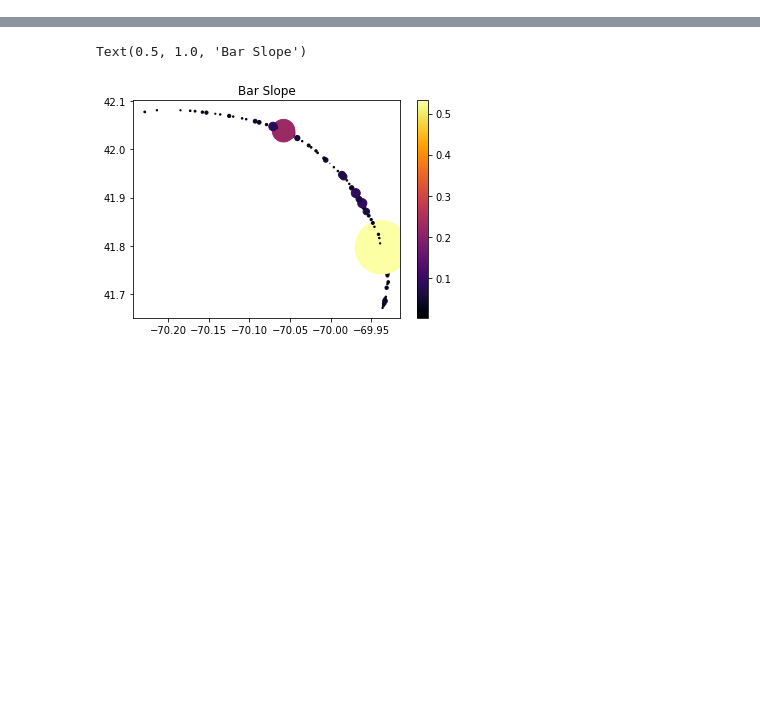
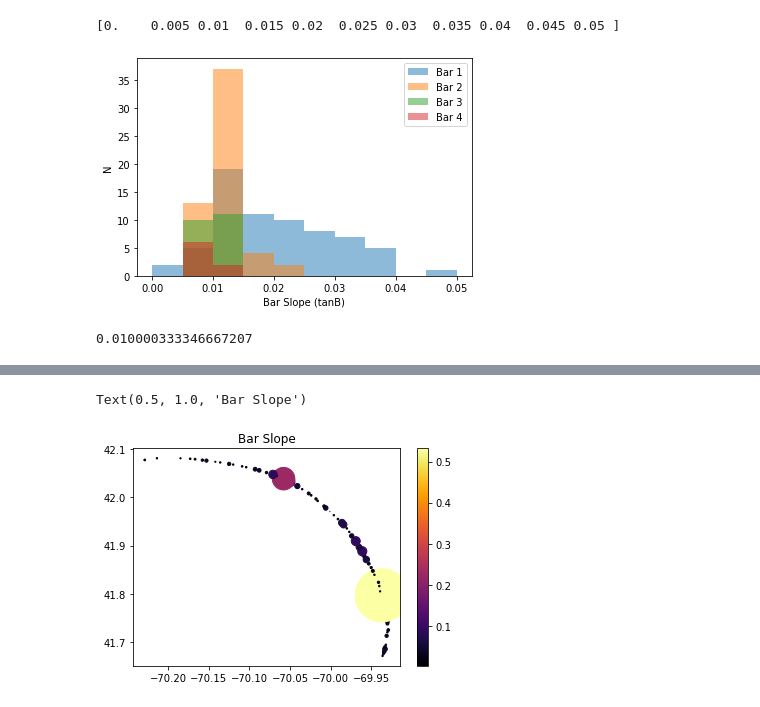
Before and after one commit to csherwood-usgs/runup, a Jupyter notebook: cc_profile_plots.ipynb, the cells around one changed output, grey strips where cells are left out. Saved outputs shown, nothing was run; the diff lists cells and outputs as text; code cells hidden in the pictures; blank space fills up the shorter version.

```diff
--- a/cc_profile_plots.ipynb
+++ b/cc_profile_plots.ipynb
@@ -48,0 +83,28 @@ dlx = df['dlx'].values.astype('float')
+# %%
+
+bcols = ['#ffffcc','#a1dab4','#41b6c4','#2c7fb8','#253494']
+bins = np.arange(0.,.055, .005)
+print(bins)
+plt.hist(bs1, alpha = .5, bins = bins, label='Bar 1')
+plt.hist(bs2, alpha = .5, bins = bins, label='Bar 2')
+plt.hist(bs3, alpha = .5, bins = bins, label='Bar 3')
+plt.hist(bs4, alpha = .5, bins = bins, label='Bar 4')
+# plt.hist(bs1, alpha = .5, bins = bins, color = bcols[1])
+# plt.hist(bs2, alpha = .5, bins = bins, color = bcols[2])
+# plt.hist(bs3, alpha = .5, bins = bins, color = bcols[3])
+# plt.hist(bs4, alpha = .5, bins = bins, color = bcols[4])
+# plt.hist(bs1, bins = bins, label='Bar 1', histtype='step', linewidth=2.5, color = bcols[1] )
+# plt.hist(bs2, bins = bins, label='Bar 2', histtype='step', linewidth=2.5, color = bcols[2] )
+# plt.hist(bs3, bins = bins, label='Bar 3', histtype='step', linewidth=2.5, color = bcols[3] )
+# plt.hist(bs4, bins = bins, label='Bar 4', histtype='step', linewidth=2.5, color = bcols[4] )
+plt.xlabel('Bar Slope (tanB)')
+plt.ylabel('N')
+plt.legend()
+# plt.savefig("C:/crs/proj/2022_Runup/barslope_hist.svg", dpi=200)
+# %% [output]
+[0.    0.005 0.01  0.015 0.02  0.025 0.03  0.035 0.04  0.045 0.05 ]
+[figure, added]
+# %%
+print(np.tan(0.01))
+# %% [output]
+0.010000333346667207
```
Also changed, not shown: parts of 6 cells of this notebook, 1 other file.
